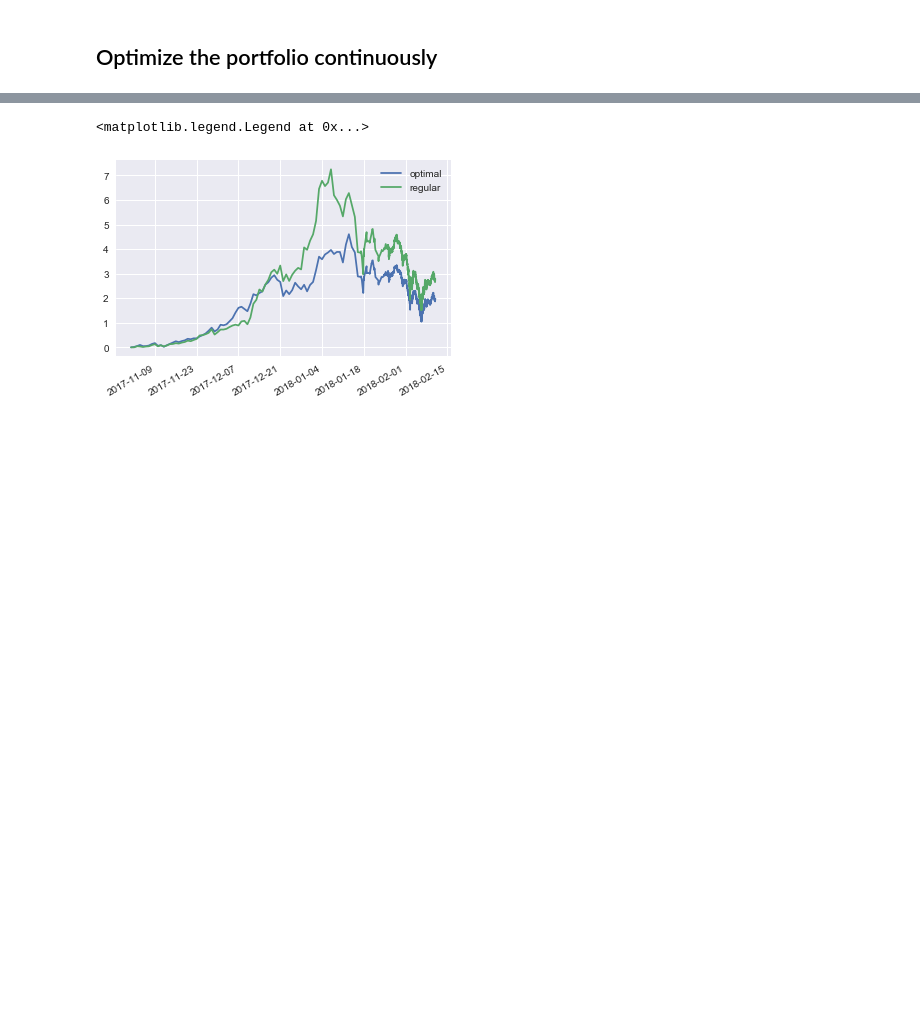
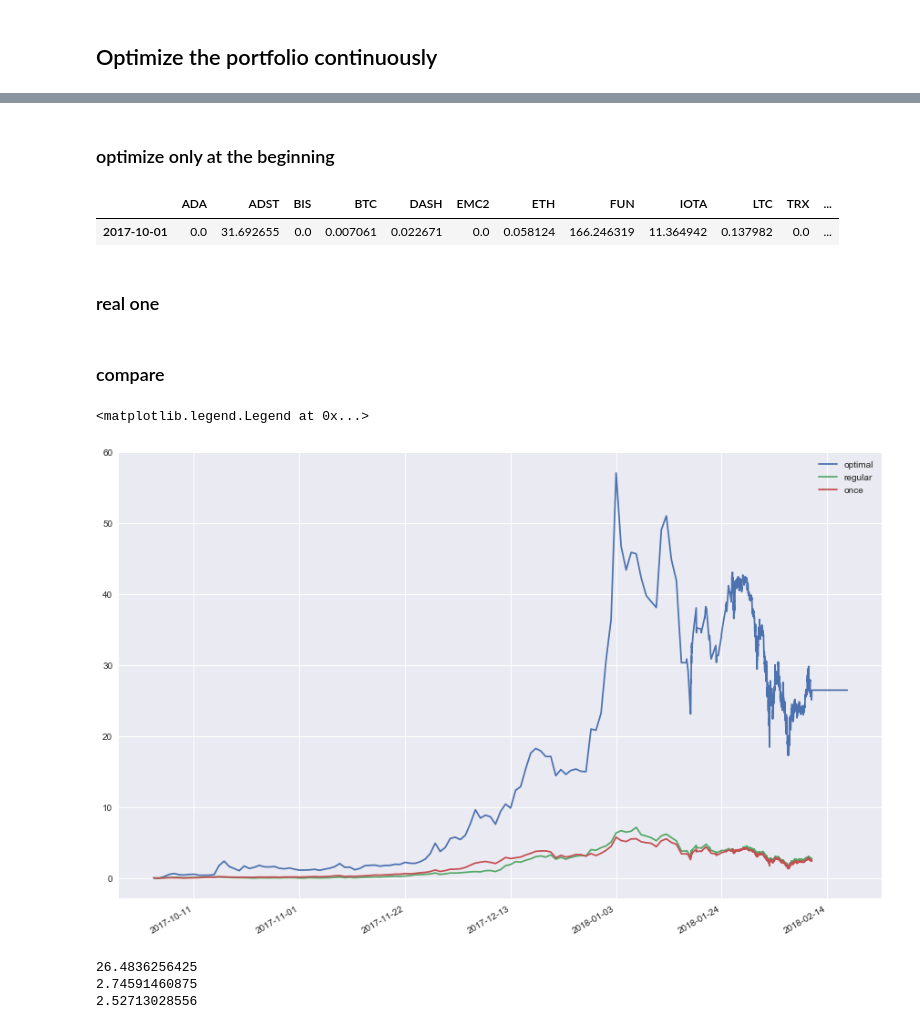
Before and after one commit to dxcv/finances, a Jupyter notebook: finances/studies/portfolios/analyse_portfolio_performance.ipynb, the cells around one changed output, grey strips where cells are left out. Cells and saved outputs as stored; diff of their text form; code cells hidden in the pictures; blank space fills up the shorter version.

```diff
--- a/finances/studies/portfolios/analyse_portfolio_performance.ipynb
+++ b/finances/studies/portfolios/analyse_portfolio_performance.ipynb
@@ -50,7 +50,9 @@ new_portfolio_assets = {
     'IOTA': 47.553,
     'EMC2': 45,
     'FUN': 633.366,
-    'ADST': 136.71
+    'ADST': 136.71,
+    'XMR': 0,
+    'DASH': 0,
 }
 
 assets_effective_price = {
@@ -128,3 +92,0 @@ Loaded crypto currency database from C:\projects\finances.git\finances\market\da
-# %%
-optimal_assets = optimal_allocation['coin_quantities'].to_dict()
-optimal_assets
@@ -145,15 +93,22 @@ optimal_assets
 # %% [markdown]
 ## Optimize the portfolio continuously
 # %%
-optimized_pfl.assets_data = pd.DataFrame()
+update_frequency = 7
+
 start_date = datetime.datetime(2017,10,1)
-time_delta = datetime.timedelta(days=7)
+time_delta = datetime.timedelta(days=update_frequency)
 end_date = datetime.datetime.now()
-
 time = start_date
 value = 100
+
+optimized_pfl = PortFolio()
+optimized_pfl.assets = new_portfolio_assets
+
 while time<end_date:
-    optimal_df = optimized_pfl.optimize_allocation(target_return=0.05, projection_steps=7, date=time, value_to_invest=value)
+    optimal_df = optimized_pfl.optimize_allocation(
+        target_return=0.1,
+        projection_steps=update_frequency,
+        date=time, value_to_invest=value)
     optimal_assets = optimal_df['coin_quantities'].to_dict()
     optimized_pfl.insert_assets_at_date(assets=optimal_assets, date=time)
     time+=time_delta
@@ -181,10 +136,37 @@ optimized_pfl.assets_data
+# %% [markdown]
+### optimize only at the beginning
+# %%
+optimized_once_pfl = PortFolio()
+optimized_once_pfl.assets = new_portfolio_assets
+
+optimal_df = optimized_once_pfl.optimize_allocation(target_return=0.25, projection_steps=100, date=start_date, value_to_invest=100)
+optimal_assets = optimal_df['coin_quantities'].to_dict()
+optimized_once_pfl.insert_assets_at_date(assets=optimal_assets, date=start_date)
+# %% [output]
+|  | ADA | ADST | BIS | BTC | DASH | EMC2 | ETH | FUN | IOTA | LTC | TRX | ... |
+| 2017-10-01 | 0.0 | 31.692655 | 0.0 | 0.007061 | 0.022671 | 0.0 | 0.058124 | 166.246319 | 11.364942 | 0.137982 | 0.0 | ... |
+# %% [markdown]
+### real one
 # %%
 myportfolio.insert_assets_at_date(assets=portfolio_assets, date=start_date)
 myportfolio.update_data()
+# %% [markdown]
+### compare
 # %%
-optimized_pfl.relative_variation_since(start_date=datetime.datetime(2017,11,1))['TOTAL'].plot(label='optimal')
-myportfolio.relative_variation_since(start_date=datetime.datetime(2017,11,1))['TOTAL'].plot(label='regular')
+fig = plt.figure(figsize=(15,10))
+
+optimized_pfl.relative_variation_since(start_date=start_date)['TOTAL'].plot(label='optimal')
+myportfolio.relative_variation_since(start_date=start_date)['TOTAL'].plot(label='regular')
+optimized_once_pfl.relative_variation_since(start_date=start_date)['TOTAL'].plot(label='once')
 plt.legend()
 # %% [output]
 <matplotlib.legend.Legend at 0x...>
-[figure, old version]
+[figure, new version]
+# %%
+print(optimized_pfl.relative_variation_since(start_date=start_date)['TOTAL'].iloc[-1])
+print(myportfolio.relative_variation_since(start_date=start_date)['TOTAL'].iloc[-1])
+print(optimized_once_pfl.relative_variation_since(start_date=start_date)['TOTAL'].iloc[-1])
+# %% [output]
+26.4836256425
+2.74591460875
+2.52713028556
```
Also changed, not shown: parts of 4 cells of this notebook, 1 other file.
